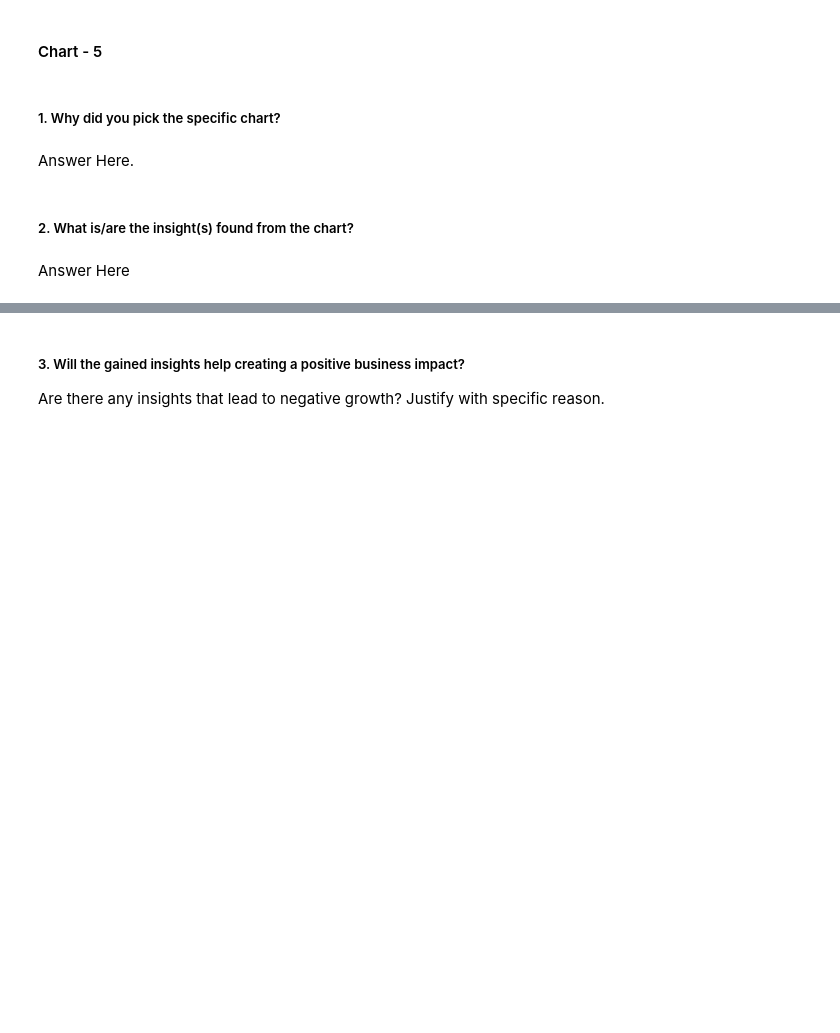
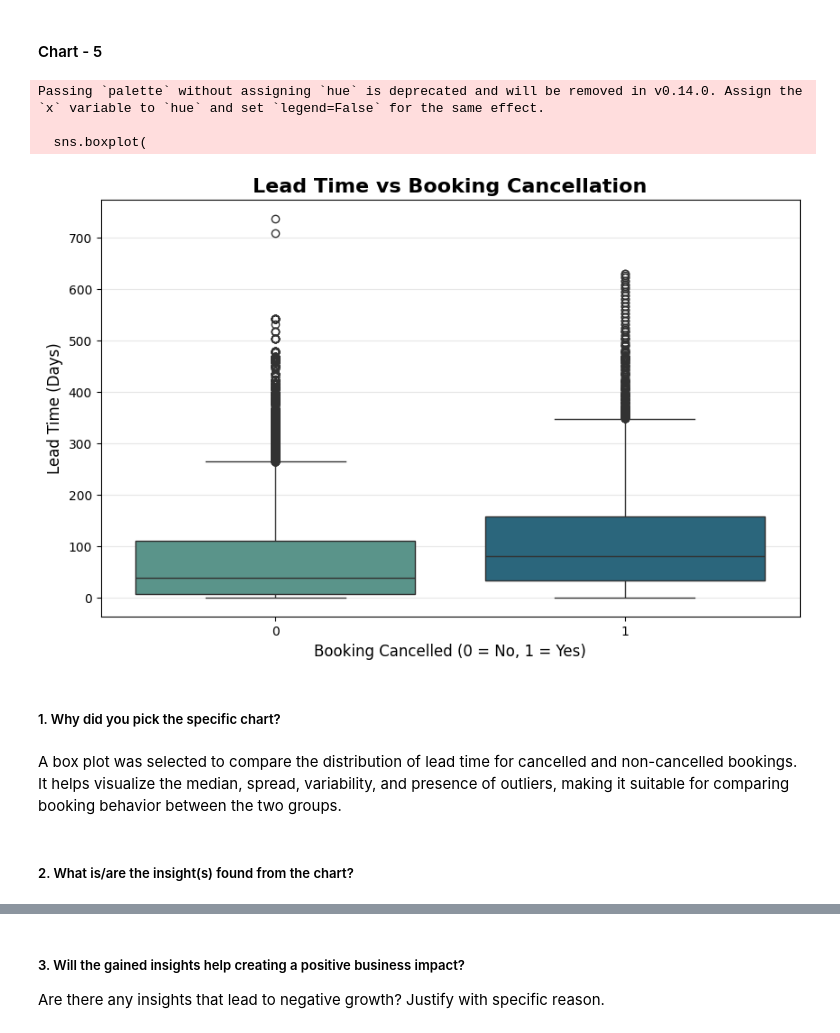
Before and after one commit to asmita214/Hotel-Booking-EDA, a Jupyter notebook: Sample_EDA_Submission_Template.ipynb, the cells around one changed output, grey strips where cells are left out. Cells and saved outputs as stored; diff of their text form; code cells hidden in the pictures; blank space fills up the shorter version.

```diff
--- a/Sample_EDA_Submission_Template.ipynb
+++ b/Sample_EDA_Submission_Template.ipynb
@@ -564,8 +600,28 @@ Answer Here
+# %%
+plt.figure(figsize=(10,6))
+sns.boxplot(
+    data=df1,
+    x='is_canceled',
+    y='lead_time',
+    palette='crest'
+)
+plt.title(
+    'Lead Time vs Booking Cancellation',
+    fontsize=16,
+    fontweight='bold'
+)
+plt.xlabel('Booking Cancelled (0 = No, 1 = Yes)', fontsize=12)
+plt.ylabel('Lead Time (Days)', fontsize=12)
+plt.grid(axis='y', alpha=0.3)
+plt.show()
+# %% [output]
+Passing `palette` without assigning `hue` is deprecated and will be removed in v0.14.0. Assign the `x` variable to `hue` and set `legend=False` for the same effect.
+
+  sns.boxplot(
+[figure, added]
 # %% [markdown]
 ##### 1. Why did you pick the specific chart?
-# %% [markdown]
-Answer Here.
+# %% [markdown]
+A box plot was selected to compare the distribution of lead time for cancelled and non-cancelled bookings. It helps visualize the median, spread, variability, and presence of outliers, making it suitable for comparing booking behavior between the two groups.
 # %% [markdown]
 ##### 2. What is/are the insight(s) found from the chart?
-# %% [markdown]
-Answer Here
```
Also changed, not shown: parts of 12 cells of this notebook.
